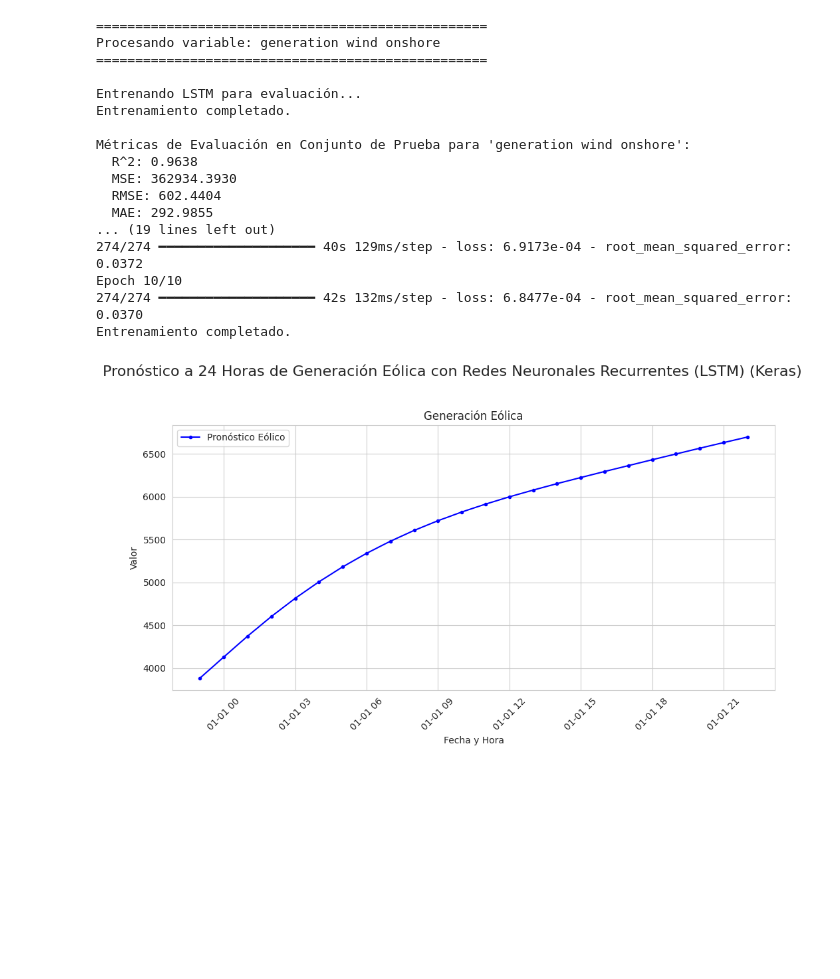
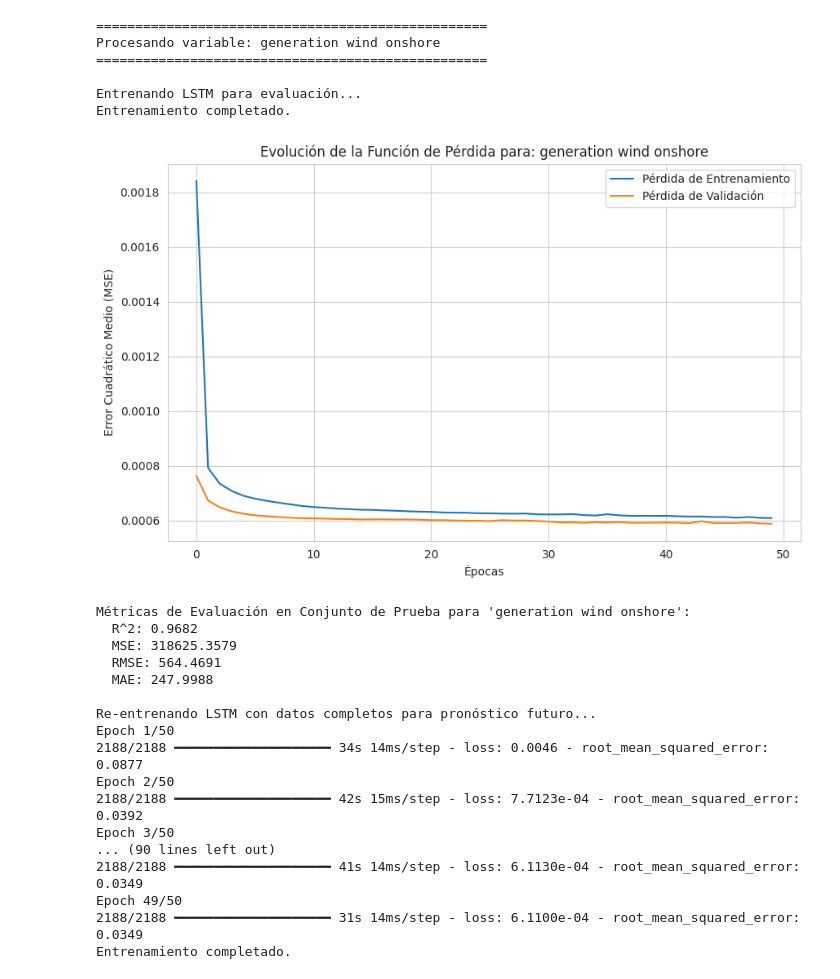
Before and after one commit to vneumannufprbr/PracticasTensorflow, a Jupyter notebook: PredicSTLSTMEolEspaOkGit.ipynb, the cells around one changed output. Drawn from its saved outputs; the diff is of its cells as text; code cells hidden in the pictures; blank space fills up the shorter version.

```diff
--- a/PredicSTLSTMEolEspaOkGit.ipynb
+++ b/PredicSTLSTMEolEspaOkGit.ipynb
@@ -25,6 +25,7 @@ import random as python_random
 
 # Importar métricas de Keras
 from tensorflow.keras.metrics import RootMeanSquaredError
+from tensorflow.keras.callbacks import EarlyStopping # Importar EarlyStopping
 
 # Fijar semillas para reproducibilidad
 np.random.seed(42)
@@ -61,7 +62,7 @@ metrics = {}
 histories = {} # Para guardar el historial de entrenamiento
 
 # Parámetros del modelo
-WINDOW_SIZE = 48       # Ventana de 24 horas
+WINDOW_SIZE = 48       # Ventana de 24, 48 y 168 horas
 TEST_SIZE = int(0.1 * len(data))  # 10% del total de instancias, antes de 24
 FORECAST_HORIZON = 24  # Horizonte de 24 horas para pronóstico futuro
 
@@ -105,6 +106,10 @@ def plot_loss_evolution(history, target_var):
     plt.legend()
     plt.show()
 
+# Configurar Early Stopping
+early_stopping = EarlyStopping(monitor='root_mean_squared_error', patience=10, restore_best_weights=True)
+
+
 # --- 4. ENTRENAMIENTO, EVALUACIÓN Y PRONÓSTICO CON KERAS ---
 
 # Bucle para cada variable objetivo (ahora solo 'generation solar')
@@ -141,7 +146,7 @@ for target_var in targets:
 
     model_eval = Sequential([
         Input(shape=(WINDOW_SIZE, 1)),  # Capa de entrada para LSTM
-        LSTM(160, activation='relu'), # Capa LSTM con 128 unidades
+        LSTM(32, activation='relu'), # Capa LSTM con 128 unidades
         #Dense(32, activation='relu'), # Segunda capa oculta
         #Dense(16, activation='relu'), # Tercera capa oculta
         Dense(1)                      # Capa de salida lineal
@@ -153,15 +158,19 @@ for target_var in targets:
     history = model_eval.fit(
         X_train_scaled,
         y_train_scaled,
-        epochs=10, # epochs=50
+        epochs=50, # epochs=50
         validation_split=0.2, # Usa el 20% de los datos para validación
-        batch_size=128, # 32
-        verbose=0 # 0 para no mostrar el log de cada época
+        batch_size=16, # 128
+        verbose=0, # 0 para no mostrar el log de cada época
+        callbacks=[early_stopping] # Añadir Early Stopping
     )
 
 
     histories[target_var] = history
     print("Entrenamiento completado.")
+
+    # Graficar evolución de la pérdida
+    plot_loss_evolution(history, target_var)
 
     # 3. PREDICCIÓN RECURSIVA EN EL CONJUNTO DE PRUEBA
     test_predictions = []
@@ -212,13 +221,13 @@ for target_var in targets:
     # Construir y entrenar el modelo final
     model_final = Sequential([
         Input(shape=(WINDOW_SIZE, 1)), # Capa de entrada para LSTM
-        LSTM(160, activation='relu'), # Capa LSTM con 128 unidades
+        LSTM(32, activation='relu'), # Capa LSTM con 128 units
         #Dense(32, activation='relu'), # Segunda capa oculta
         #Dense(16, activation='relu'), # Tercera capa oculta
         Dense(1)                      # Capa de salida lineal
     ])
     model_final.compile(optimizer=tf.keras.optimizers.Adam(learning_rate=0.001), loss='huber', metrics =[RootMeanSquaredError()]) #loss='mean_squared_error, y sin metrics
-    model_final.fit(X_full_scaled, y_full_scaled, epochs=10, batch_size=128, verbose=1) #epochs=50, batch_size=32
+    model_final.fit(X_full_scaled, y_full_scaled, epochs=50, batch_size=16, verbose=1, callbacks=[early_stopping]) #epochs=50, batch_size=128, Añadir Early Stopping
 
     print("Entrenamiento completado.")
 
@@ -255,42 +264,48 @@ for target_var in targets:
 last_date = data['time'].iloc[-1]
 future_dates = pd.to_datetime([last_date + pd.DateOffset(hours=i) for i in range(1, FORECAST_HORIZON + 1)])
 
 forecast_df = pd.DataFrame({
     'time': future_dates,
     'wind': results['generation wind onshore'] # Cambiar a 'wind'
 })
 
 # Graficar los pronósticos (solo para Generación Solar)
 plt.figure(figsize=(10, 6)) # Ajustar tamaño de la figura
 plt.suptitle('Pronóstico a 24 Horas de Generación Eólica con Redes Neuronales Recurrentes (LSTM) (Keras)', fontsize=16, y=0.98) # Actualizar título y posición
 
 # Gráfico para Generación Eólica
 plt.plot(forecast_df['time'], forecast_df['wind'], label='Pronóstico Eólico', color='blue', marker='.') # Cambiar label y color
 plt.title('Generación Eólica') # Cambiar título
 plt.xlabel('Fecha y Hora') # Añadir etiqueta al eje X
 plt.ylabel('Valor')
 plt.legend()
 plt.xticks(rotation=45)
 plt.grid(True) # Añadir cuadrícula
 
 plt.tight_layout(rect=[0, 0, 1, 0.95]) # Ajustar layout para el título
 plt.show()
 # %% [output]
 ==================================================
 Procesando variable: generation wind onshore
 ==================================================
 
 Entrenando LSTM para evaluación...
 Entrenamiento completado.
-
-Métricas de Evaluación en Conjunto de Prueba para 'generation wind onshore':
-  R^2: 0.9638
-  MSE: 362934.3930
-  RMSE: 602.4404
-  MAE: 292.9855
-... (19 lines left out)
-274/274 ━━━━━━━━━━━━━━━━━━━━ 40s 129ms/step - loss: 6.9173e-04 - root_mean_squared_error: 0.0372
-Epoch 10/10
-274/274 ━━━━━━━━━━━━━━━━━━━━ 42s 132ms/step - loss: 6.8477e-04 - root_mean_squared_error: 0.0370
-Entrenamiento completado.
-[figure, old version]
+[figure, new version]
+Métricas de Evaluación en Conjunto de Prueba para 'generation wind onshore':
+  R^2: 0.9682
+  MSE: 318625.3579
+  RMSE: 564.4691
+  MAE: 247.9988
+
+Re-entrenando LSTM con datos completos para pronóstico futuro...
+Epoch 1/50
+2188/2188 ━━━━━━━━━━━━━━━━━━━━ 34s 14ms/step - loss: 0.0046 - root_mean_squared_error: 0.0877
+Epoch 2/50
+2188/2188 ━━━━━━━━━━━━━━━━━━━━ 42s 15ms/step - loss: 7.7123e-04 - root_mean_squared_error: 0.0392
+Epoch 3/50
+... (90 lines left out)
+2188/2188 ━━━━━━━━━━━━━━━━━━━━ 41s 14ms/step - loss: 6.1130e-04 - root_mean_squared_error: 0.0349
+Epoch 49/50
+2188/2188 ━━━━━━━━━━━━━━━━━━━━ 31s 14ms/step - loss: 6.1100e-04 - root_mean_squared_error: 0.0349
+Entrenamiento completado.
```
Also changed, not shown: parts of 1 cell of this notebook.
